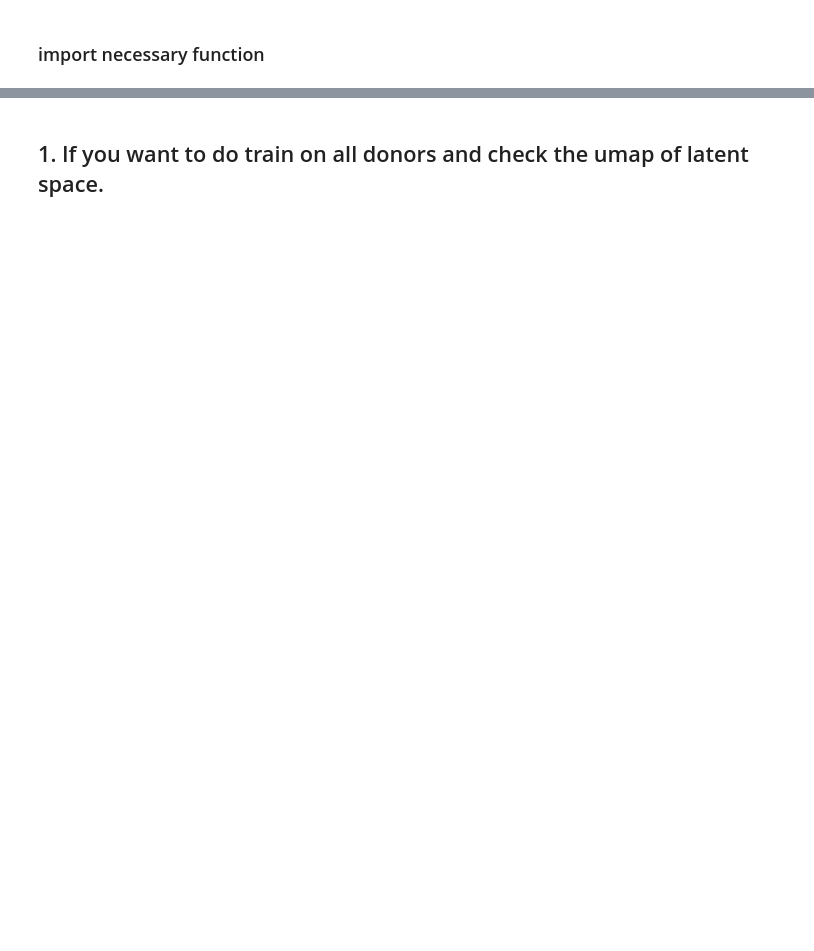
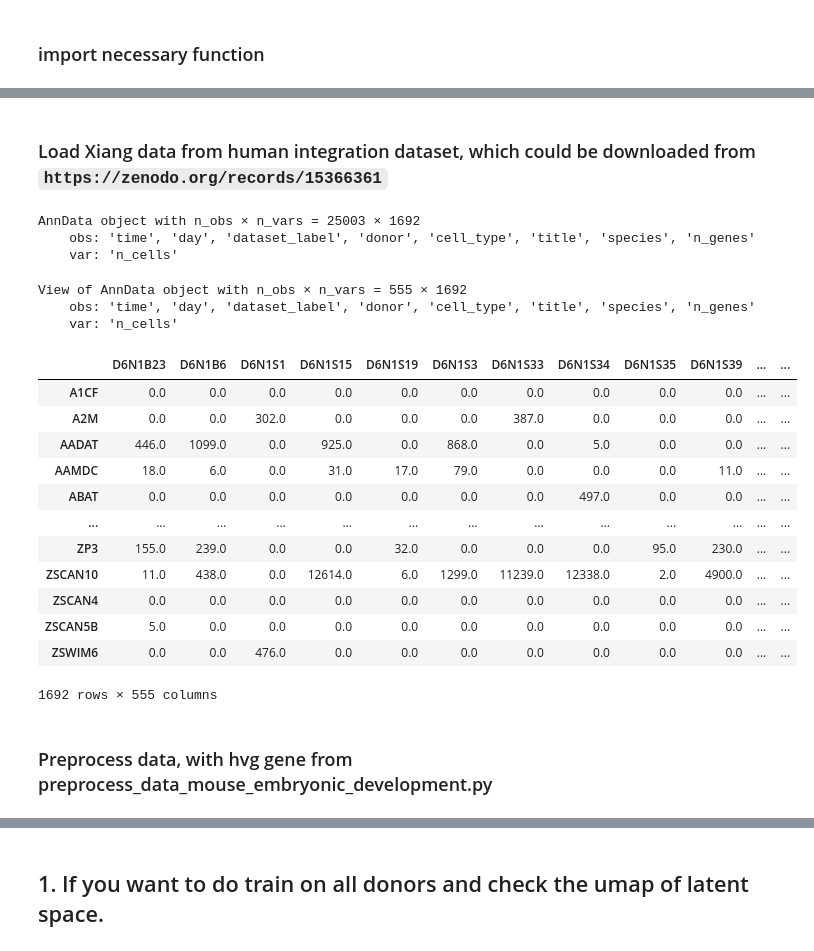
Before and after one commit to StatBiomed/TemporalVAE-reproducibility, a Jupyter notebook: demo/TemporalVAE_humanEmbryo_Xiang19_demo.ipynb, the cells around one changed output, grey strips where cells are left out. Cells and saved outputs as stored; diff of their text form; code cells hidden in the pictures; blank space fills up the shorter version.

```diff
--- a/demo/TemporalVAE_humanEmbryo_Xiang19_demo.ipynb
+++ b/demo/TemporalVAE_humanEmbryo_Xiang19_demo.ipynb
@@ -327,0 +81,36 @@ Input data is raw count, do the log1p().
+# %% [markdown]
+### Load Xiang data from human integration dataset, which could be downloaded from `https://zenodo.org/records/15366361`
+# %%
+# filter xiang data from integrated dataset
+temp_adata = ad.read_h5ad(f"data/{data_path}/rawCount_Z_C_Xiao_M_P_Liu_Tyser_Xiang.h5ad")
+temp_adata
+# %% [output]
+AnnData object with n_obs × n_vars = 25003 × 1692
+    obs: 'time', 'day', 'dataset_label', 'donor', 'cell_type', 'title', 'species', 'n_genes'
+    var: 'n_cells'
+# %%
+temp_adata = temp_adata[temp_adata.obs['dataset_label'] == "Xiang"]
+temp_adata
+# %% [output]
+View of AnnData object with n_obs × n_vars = 555 × 1692
+    obs: 'time', 'day', 'dataset_label', 'donor', 'cell_type', 'title', 'species', 'n_genes'
+    var: 'n_cells'
+# %%
+temp_adata_raw_count = pd.DataFrame(data=temp_adata.X.T,
+                                    columns=temp_adata.obs.index,
+                                    index=temp_adata.var_names)
+temp_adata_raw_count
+# %% [output]
+|  | D6N1B23 | D6N1B6 | D6N1S1 | D6N1S15 | D6N1S19 | D6N1S3 | D6N1S33 | D6N1S34 | D6N1S35 | D6N1S39 | ... | ... |
+| A1CF | 0.0 | 0.0 | 0.0 | 0.0 | 0.0 | 0.0 | 0.0 | 0.0 | 0.0 | 0.0 | ... | ... |
+| A2M | 0.0 | 0.0 | 302.0 | 0.0 | 0.0 | 0.0 | 387.0 | 0.0 | 0.0 | 0.0 | ... | ... |
+| AADAT | 446.0 | 1099.0 | 0.0 | 925.0 | 0.0 | 868.0 | 0.0 | 5.0 | 0.0 | 0.0 | ... | ... |
+| AAMDC | 18.0 | 6.0 | 0.0 | 31.0 | 17.0 | 79.0 | 0.0 | 0.0 | 0.0 | 11.0 | ... | ... |
+| ABAT | 0.0 | 0.0 | 0.0 | 0.0 | 0.0 | 0.0 | 0.0 | 497.0 | 0.0 | 0.0 | ... | ... |
+| ... | ... | ... | ... | ... | ... | ... | ... | ... | ... | ... | ... | ... |
+| ZP3 | 155.0 | 239.0 | 0.0 | 0.0 | 32.0 | 0.0 | 0.0 | 0.0 | 95.0 | 230.0 | ... | ... |
+| ZSCAN10 | 11.0 | 438.0 | 0.0 | 12614.0 | 6.0 | 1299.0 | 11239.0 | 12338.0 | 2.0 | 4900.0 | ... | ... |
+| ZSCAN4 | 0.0 | 0.0 | 0.0 | 0.0 | 0.0 | 0.0 | 0.0 | 0.0 | 0.0 | 0.0 | ... | ... |
+| ZSCAN5B | 5.0 | 0.0 | 0.0 | 0.0 | 0.0 | 0.0 | 0.0 | 0.0 | 0.0 | 0.0 | ... | ... |
+| ZSWIM6 | 0.0 | 0.0 | 476.0 | 0.0 | 0.0 | 0.0 | 0.0 | 0.0 | 0.0 | 0.0 | ... | ... |
+1692 rows × 555 columns
@@ -327,0 +122,2 @@ Input data is raw count, do the log1p().
+# %% [markdown]
+### Preprocess data, with hvg gene from preprocess_data_mouse_embryonic_development.py
```
Also changed, not shown: parts of 55 cells of this notebook, 10 other files.
